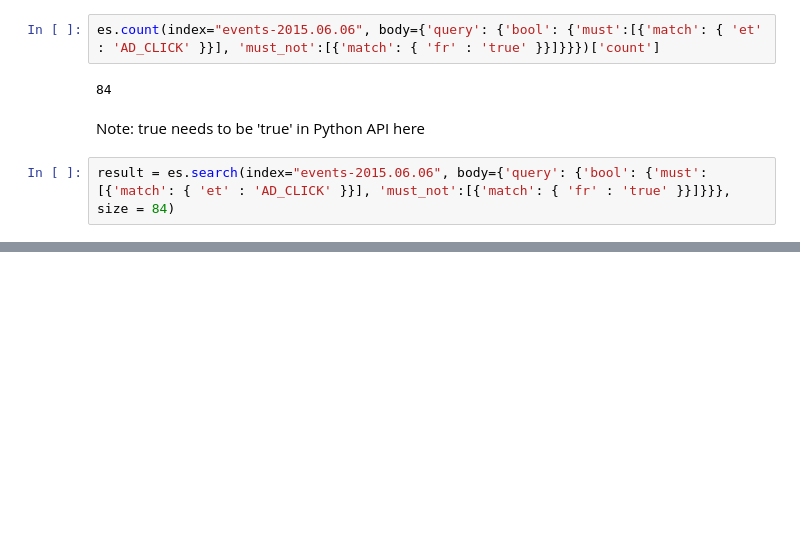
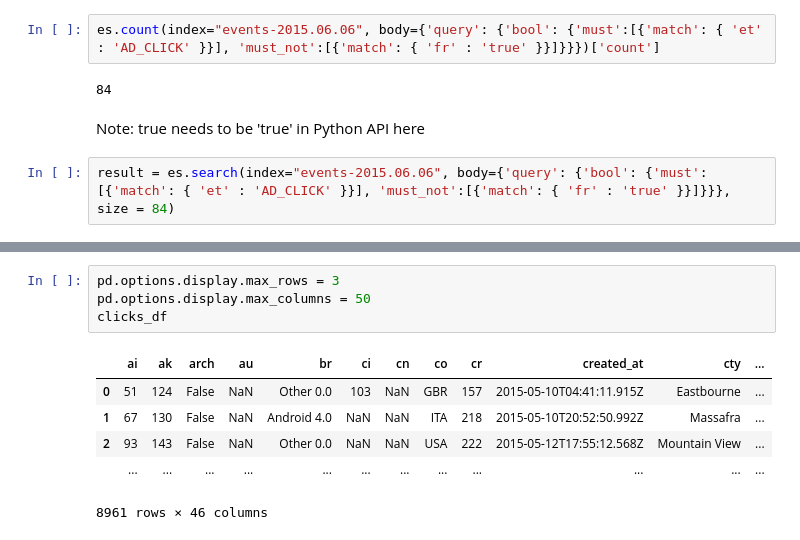
Before and after one commit to hellowendy/Insight_Data_Science, a Jupyter notebook: notebook/Zenit_data_explotary.ipynb, the cells around one changed output, grey strips where cells are left out. Saved outputs shown, nothing was run; the diff lists cells and outputs as text; blank space fills up the shorter version.

```diff
--- a/notebook/Zenit_data_explotary.ipynb
+++ b/notebook/Zenit_data_explotary.ipynb
@@ -91,0 +213,11 @@ pd.DataFrame
+# %%
+pd.options.display.max_rows = 3
+pd.options.display.max_columns = 50
+clicks_df
+# %% [output]
+|  | ai | ak | arch | au | br | ci | cn | co | cr | created_at | cty | ... |
+| 0 | 51 | 124 | False | NaN | Other 0.0 | 103 | NaN | GBR | 157 | 2015-05-10T04:41:11.915Z | Eastbourne | ... |
+| 1 | 67 | 130 | False | NaN | Android 4.0 | NaN | NaN | ITA | 218 | 2015-05-10T20:52:50.992Z | Massafra | ... |
+| 2 | 93 | 143 | False | NaN | Other 0.0 | NaN | NaN | USA | 222 | 2015-05-12T17:55:12.568Z | Mountain View | ... |
+|  | ... | ... | ... | ... | ... | ... | ... | ... | ... | ... | ... | ... |
+8961 rows × 46 columns
```
Also changed, not shown: parts of 29 cells of this notebook.
